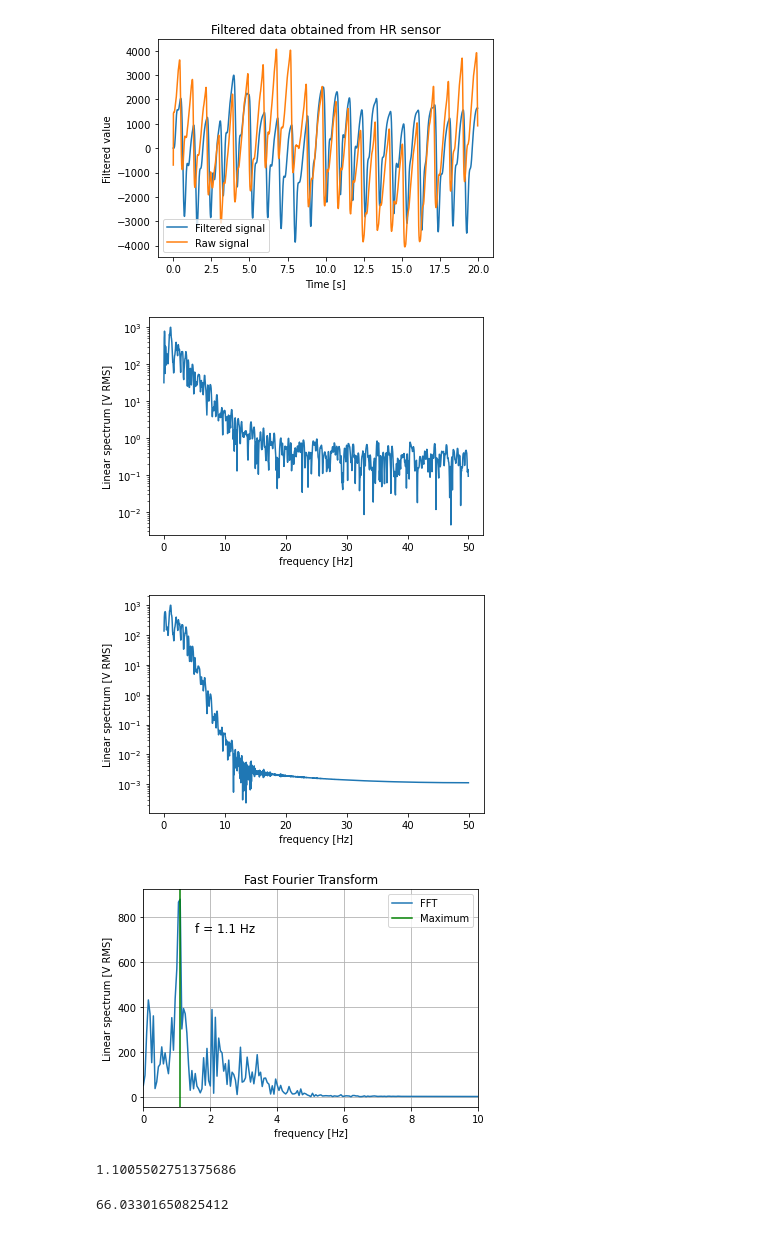
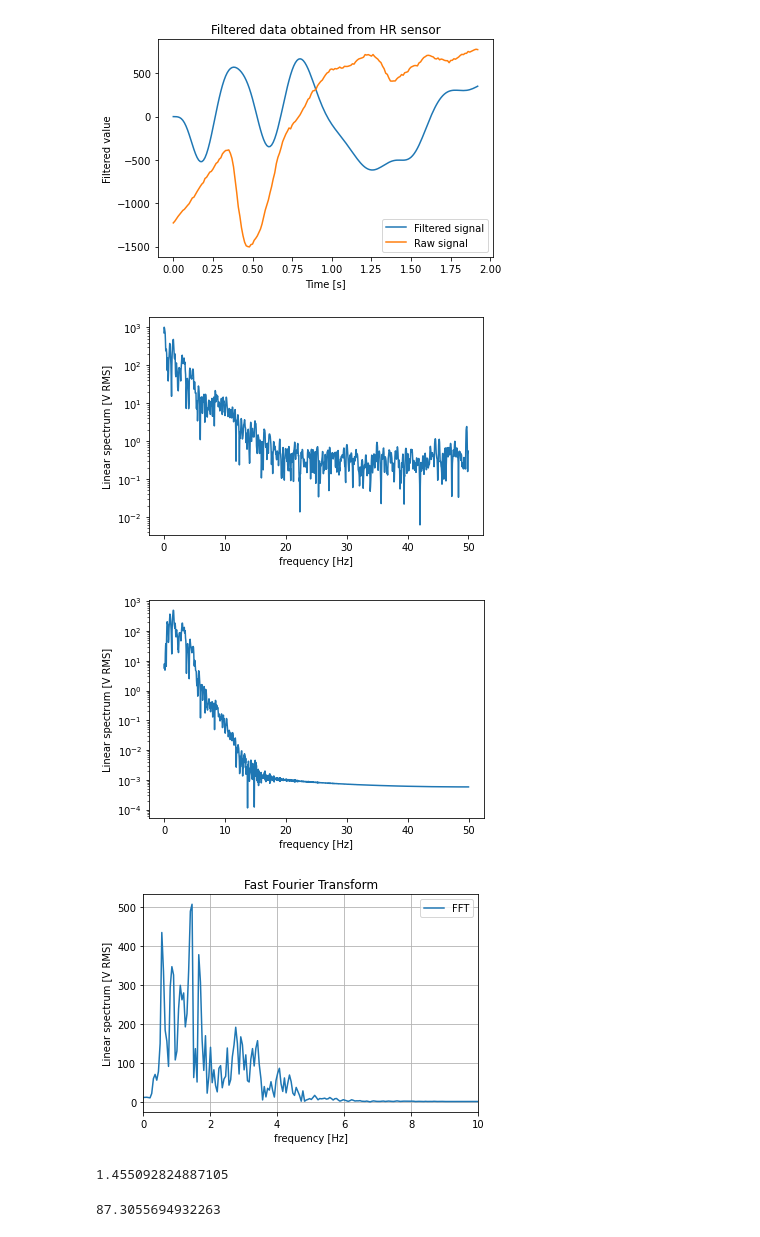
Before and after one commit to Gutenvi/actirate, a Jupyter notebook: Code/main.ipynb, the cells around one changed output. Cells and saved outputs as stored; diff of their text form; code cells hidden in the pictures.

```diff
--- a/Code/main.ipynb
+++ b/Code/main.ipynb
@@ -3,6 +3,6 @@ import numpy as np
 import pandas as pd
 import scipy.signal as signal
 # %%
-data = pd.read_csv('../Data/data_2605.csv',sep=';')
+data = pd.read_csv('../Data/data_s_1406_2.csv',sep=';')
 data.head()
 # %% [output]
@@ -15,5 +15,6 @@ data.head()
 # %%
 x = data[data.columns[1]].to_numpy()
+x = x[5:-1]
 x = x - np.mean(x)
 # %%
 order = 5
@@ -26,7 +27,7 @@ numerator_coeffs, denominator_coeffs = signal.butter(order, normalized_cutoff_fr
 #Filtrado
 filtered_signal_x = signal.lfilter(numerator_coeffs, denominator_coeffs, x)
 
-cutoff_freq = 0.1
+cutoff_freq = 0.5
 normalized_cutoff_freq = 2 * cutoff_freq / sampling_freq
 numerator_coeffs, denominator_coeffs = signal.butter(order, normalized_cutoff_freq,btype='high')
 #Filtrado
@@ -52,7 +53,7 @@ plt.ylabel('Filtered value')
 plt.title('Filtered data obtained from HR sensor')
 plt.show()
 # %% [output]
-[figure, old version]
+[figure, new version]
 # %%
 f, Pxx_spec = signal.periodogram(x, 100, 'flattop', scaling='spectrum')
 plt.figure()
@@ -66,40 +67,40 @@ plt.xlabel('frequency [Hz]')
 plt.ylabel('Linear spectrum [V RMS]')
 plt.show()
 # %% [output]
-[figure, old version]
+[figure, new version]
-[figure, old version]
+[figure, new version]
 # %%
 from scipy.fft import fft,fftfreq
 fig, ax = plt.subplots()
 N = len(x)
 T = 1/100.0
 y = filtered_signal_x
 x = np.linspace(0.0, N*T, N, endpoint=False)
 yf = fft(y)
 xf = fftfreq(N, T)[:N//2]
 plt.plot(xf, 2.0/N * np.abs(yf[0:N//2]))
 plt.xlabel('frequency [Hz]')
 plt.ylabel('Linear spectrum [V RMS]')
 plt.title('Fast Fourier Transform')
-plt.axvline(xf[np.argmax(2.0/N * np.abs(yf[0:N//2]))], color='green') # cutoff frequency
+# plt.axvline(xf[np.argmax(2.0/N * np.abs(yf[0:N//2]))], color='green') # cutoff frequency
 plt.xlim(0,10)
 plt.legend(['FFT','Maximum'])
-ax.annotate('f = 1.1 Hz',
-            xy=(.25, .8), xycoords='figure fraction',
-            horizontalalignment='left', verticalalignment='top',
-            fontsize=12)
+# ax.annotate('f = 1.1 Hz',
+#             xy=(.25, .8), xycoords='figure fraction',
+#             horizontalalignment='left', verticalalignment='top',
+#             fontsize=12)
 plt.grid()
 plt.show()
 # %% [output]
-[figure, old version]
+[figure, new version]
 # %%
 freq = xf[np.argmax(2.0/N * np.abs(yf[0:N//2]))]
 freq
 # %% [output]
-1.1005502751375686
+1.455092824887105
 # %%
 bpm = freq*60
 # %%
 bpm
 # %% [output]
-66.03301650825412
+87.3055694932263
```
Also changed, not shown: parts of 2 cells of this notebook, 3 other files.
